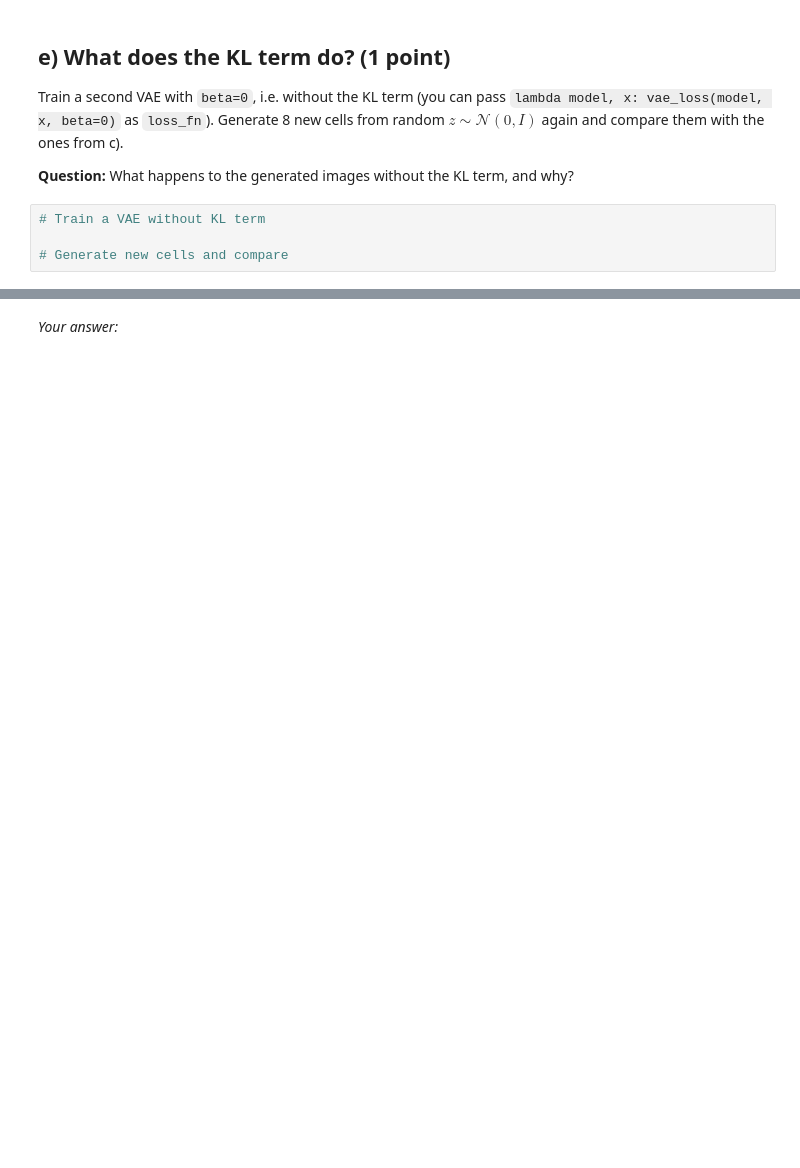
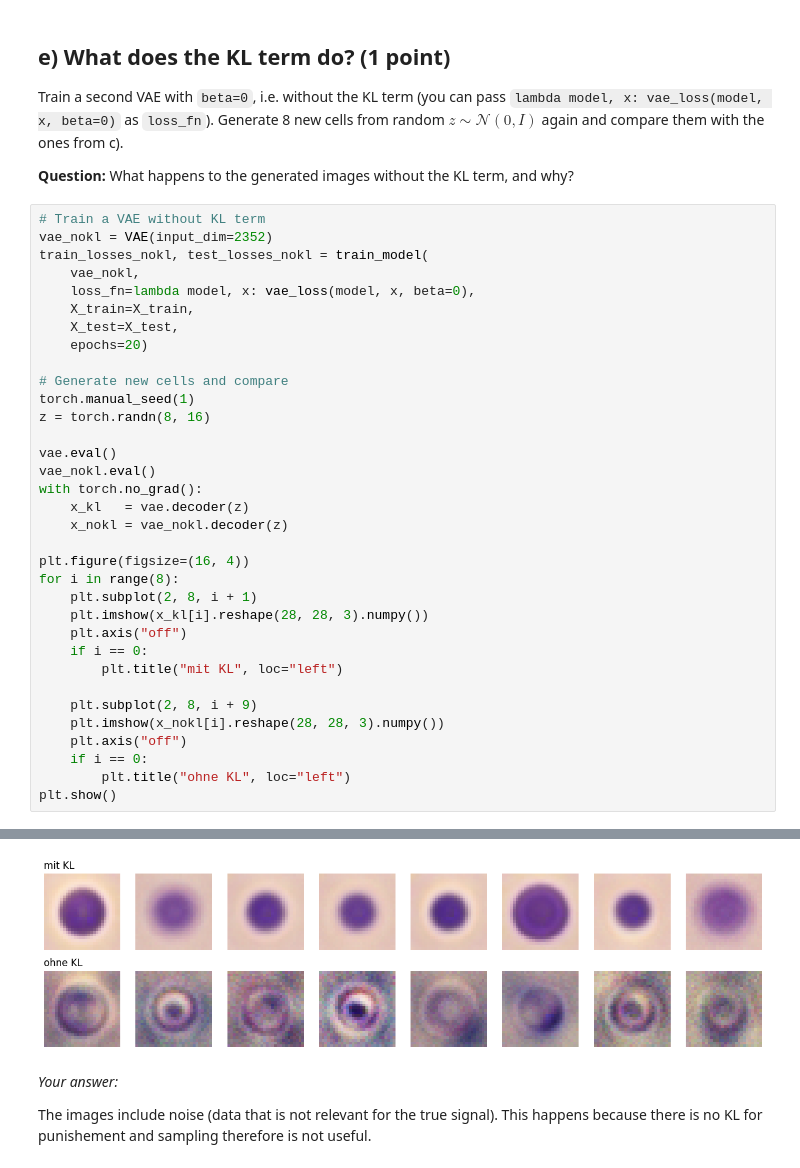
Before and after one commit to Kjescha0/BKIM, a Jupyter notebook: Exercise 3/ch/Exercise_3_v2.ipynb, the cells around one changed output, grey strips where cells are left out. Saved outputs shown, nothing was run; the diff lists cells and outputs as text; blank space fills up the shorter version.

```diff
--- a/Exercise 3/ch/Exercise_3_v2.ipynb
+++ b/Exercise 3/ch/Exercise_3_v2.ipynb
@@ -565,5 +635,36 @@ Train a second VAE with `beta=0`, i.e. without the KL term (you can pass `lambda
 **Question:** What happens to the generated images without the KL term, and why?
 # %%
 # Train a VAE without KL term
+vae_nokl = VAE(input_dim=2352)
+train_losses_nokl, test_losses_nokl = train_model(
+    vae_nokl,
+    loss_fn=lambda model, x: vae_loss(model, x, beta=0),
+    X_train=X_train,
+    X_test=X_test,
+    epochs=20)
 
 # Generate new cells and compare
+torch.manual_seed(1)
+z = torch.randn(8, 16)
+
+vae.eval()
+vae_nokl.eval()
+with torch.no_grad():
+    x_kl   = vae.decoder(z)
+    x_nokl = vae_nokl.decoder(z)
+
+plt.figure(figsize=(16, 4))
+for i in range(8):
+    plt.subplot(2, 8, i + 1)
+    plt.imshow(x_kl[i].reshape(28, 28, 3).numpy())
+    plt.axis("off")
+    if i == 0:
+        plt.title("mit KL", loc="left")
+
+    plt.subplot(2, 8, i + 9)
+    plt.imshow(x_nokl[i].reshape(28, 28, 3).numpy())
+    plt.axis("off")
+    if i == 0:
+        plt.title("ohne KL", loc="left")
+plt.show()
+# %% [output]
@@ -570,2 +691,5 @@ Train a second VAE with `beta=0`, i.e. without the KL term (you can pass `lambda
+[figure, added]
 # %% [markdown]
 *Your answer:*
+
+The images include noise (data that is not relevant for the true signal). This happens because there is no KL for punishement and sampling therefore is not useful.
```
Also changed, not shown: parts of 6 cells of this notebook.
